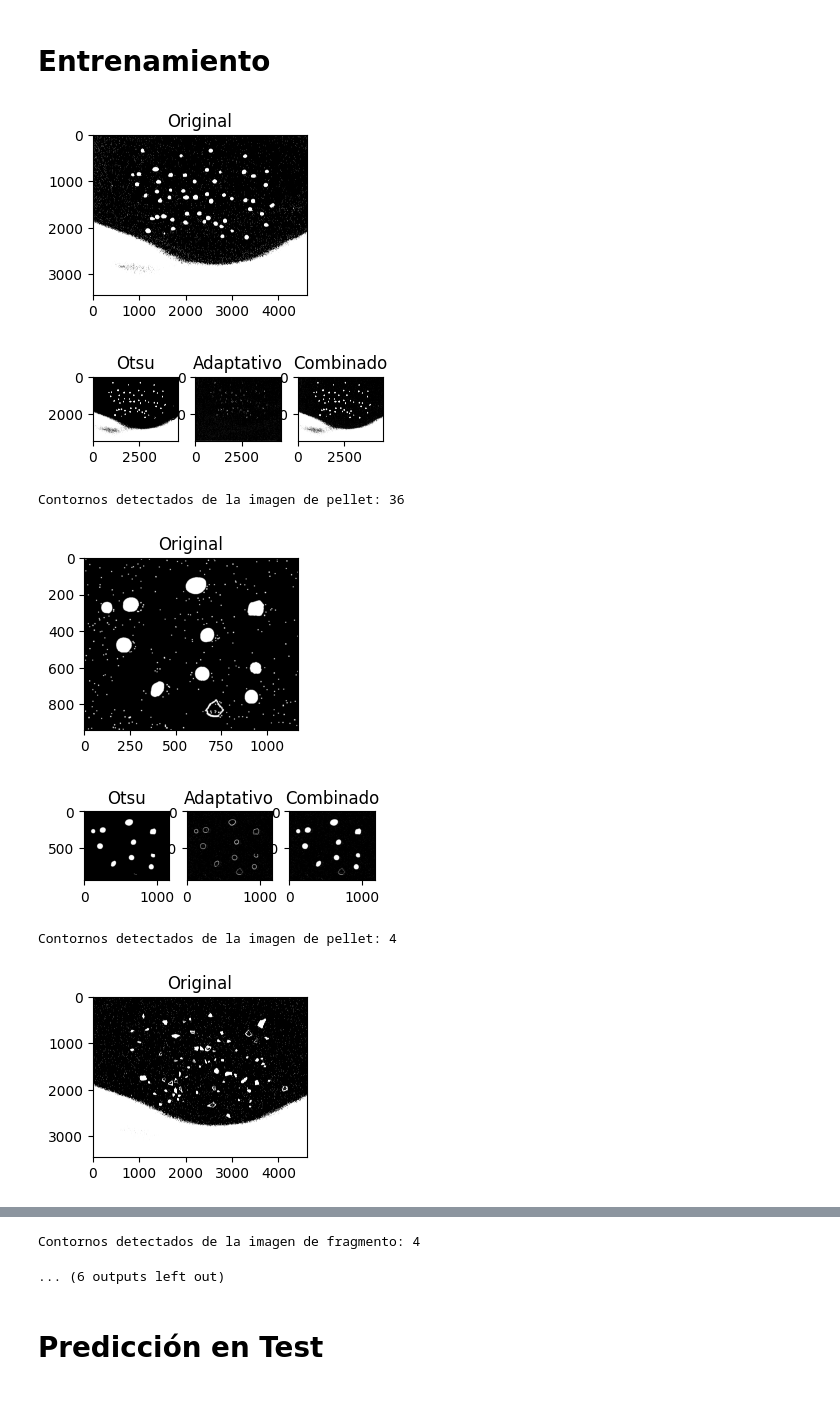
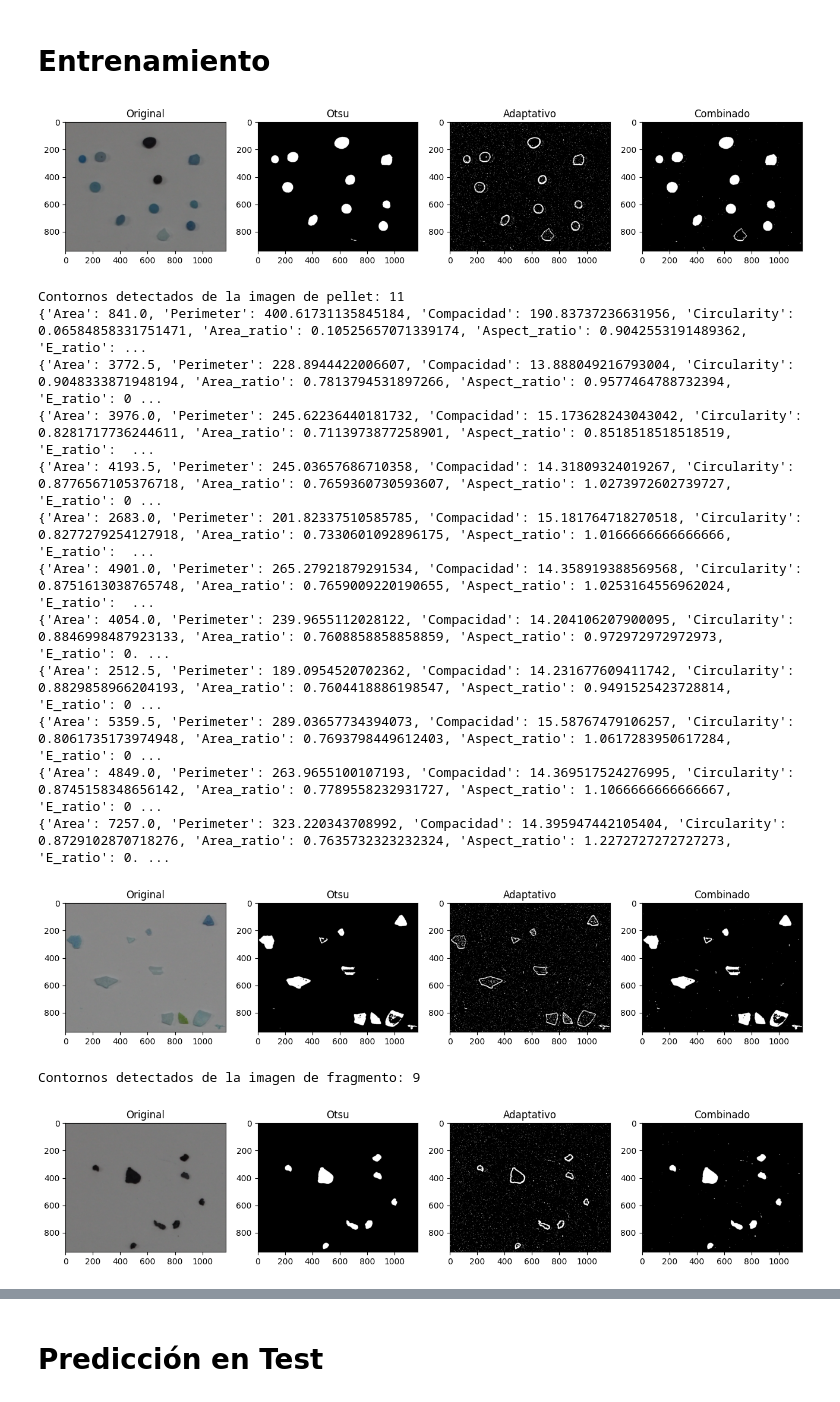
Before and after one commit to Javier-Castilla/VC-P3, a Jupyter notebook: Practica3.ipynb, the cells around one changed output, grey strips where cells are left out. Drawn from its saved outputs; the diff is of its cells as text; code cells hidden in the pictures.

```diff
--- a/Practica3.ipynb
+++ b/Practica3.ipynb
@@ -9,5 +11,5 @@ import matplotlib.pyplot as plt
 # %%
-image = cv2.imread("imgs/coins_v2.jpg", cv2.IMREAD_COLOR_RGB)
+image = cv2.imread("imgs/Monedas.jpg", cv2.IMREAD_COLOR_RGB)
 
 plt.axis('off')
 plt.imshow(image, cmap='gray')
@@ -211,19 +215,16 @@ if __name__ == '__main__':
     shadow = MoneyCounter('imgs/coins_with_shadow.jpg')
     v2 = MoneyCounter('imgs/coins_v2.jpg')
     v3 = MoneyCounter('imgs/coins_v3.jpg')
-    v4 = MoneyCounter('imgs/coins_v4.jpg')
 
     result_monedas, selected_monedas = monedas.show_detection_and_pick_coin(1)
     result_shadow, selected_shadow = shadow.show_detection_and_pick_coin(1)
     result_v2, selected_v2 = v2.show_detection_and_pick_coin(1)
     result_v3, selected_v3 = v3.show_detection_and_pick_coin(1)
-    # result_v4, selected_v4 = v4.show_detection_and_pick_coin(1)
 
     _, _, d_monedas = monedas.do_the_math(True)
     _, _, d_shadow = shadow.do_the_math(True)
     _, _, d_v2 = v2.do_the_math(True)
     _, _, d_v3 = v3.do_the_math(True)
-    # _, _, d_v4 = v4.do_the_math(True)
 
     debugs = [
         d_monedas, d_shadow, d_v2, d_v3
@@ -466,17 +490,20 @@ else:
 result = thresholds_and_image_manipulation(image_cropped)
 
 pepe = np.zeros(result.shape)
+pepe1 = np.zeros(result.shape)
 contours, _ = cv2.findContours(result,
                                    cv2.RETR_EXTERNAL,
                                    cv2.CHAIN_APPROX_SIMPLE)
 
-areas = np.array([cv2.contourArea(contour) for contour in contours])
-lower_bound = max(0, np.percentile(areas, 75))
-upper_bound = np.percentile(areas, 100)
-contours = [x for x in contours if lower_bound <= cv2.contourArea(x) <= upper_bound and cv2.contourArea(x) > 50 and cv2.contourArea(x) < 10000]
-cv2.drawContours(pepe, contours, -1, color=255, thickness=-1)
+cv2.drawContours(pepe, contours, -1, 255, -1)
+plt.imshow(pepe, cmap='gray')
+plt.show()
+
+contours = [x for x in contours if cv2.contourArea(x) > 335 and cv2.contourArea(x)]
+cv2.drawContours(pepe1, contours, -1, color=255, thickness=-1)
 
 
-plt.imshow(pepe, cmap='gray')
+plt.imshow(pepe1, cmap='gray')
 plt.show()
+print("Se han encontrado los siguientes contornos:", len(contours))
 # %% [output]
@@ -619,16 +546,22 @@ labels = {
     "alquitrán": (0,0,255)
 }
 
-training_images = {
+"""training_images = {
     "pellet": ["imgs/pellet-03-olympus-10-01-2020.JPG", "imgs/PEL.png"],
     "fragmento": ["imgs/fragment-03-olympus-10-01-2020.JPG", "imgs/FRA.png"],
     "alquitrán": ["imgs/tar-03-olympus-10-01-2020.JPG", "imgs/TAR.png"]
+}"""
+
+training_images = {
+    "pellet": ["imgs/PEL.png"],
+    "fragmento": ["imgs/FRA.png"],
+    "alquitrán": ["imgs/TAR.png"]
 }
 
 """training_images = {
-    "pellet": ["imgs/PEL.png"],
-    "fragmento": ["imgs/FRA.png"],
-    "alquitrán": ["imgs/TAR.png"]
+    "pellet": ["imgs/pellet-03-olympus-10-01-2020.JPG"],
+    "fragmento": ["imgs/fragment-03-olympus-10-01-2020.JPG"],
+    "alquitrán": ["imgs/tar-03-olympus-10-01-2020.JPG"]
 }"""
 
 
@@ -644,47 +577,56 @@ for label_name,images in training_images.items():
             raise FileNotFoundError(f"No se enontró ninguna imagen en el directorio: {label_image_path}")
 
         current_contours = extract_contours_from_image(current_training_image)
-        areas = np.array([cv2.contourArea(contour) for contour in current_contours])
-        lower_bound = max(0, np.percentile(areas, 75))
-        upper_bound = np.percentile(areas, 100)
-        current_contours = [x for x in current_contours if lower_bound <= cv2.contourArea(x) <= upper_bound and cv2.contourArea(x) > 100 and cv2.contourArea(x) < 10000]
+        current_contours = [x for x in current_contours if cv2.contourArea(x) > 325 and cv2.contourArea(x) < 10000]
         print(f"Contornos detectados de la imagen de {label_name}: {len(current_contours)}")
 
 
         for contour in current_contours:
             current_features = geometric_features(contour, extract_contour_region(current_training_image, contour))
 
             if feature_names is None:
                 feature_names = list(current_features.keys())
+
+            if label_image_path == 'imgs/PEL.png':
+                print(current_features)
 
             X.append(list(current_features.values()))
             Y.append(label_name)
 
 X = np.array(X)
 Y = np.array(Y)
 
 print(f"Muestras de entrenamiento: {len(X)}")
 print(f"Características: {feature_names}")
 print(f"Distribución de clases: {np.unique(Y, return_counts=True)}")
 
 
 scaler = StandardScaler() # x_scaled = (x - mean) / standard_deviation
 X_train_scaled = scaler.fit_transform(X)
 
 print("\nEntrenando Random Forest...")
 clf = RandomForestClassifier(n_estimators=100,
                             random_state=42,
                             max_depth=10,
                             min_samples_split=5,
                             min_samples_leaf=2,
                             n_jobs=1)
 clf.fit(X_train_scaled, Y)
 print("fin del entrenamiento")
 # %% [output]
-[figure, old version]
+[figure, new version]
+Contornos detectados de la imagen de pellet: 11
+{'Area': 841.0, 'Perimeter': 400.61731135845184, 'Compacidad': 190.83737236631956, 'Circularity': 0.06584858331751471, 'Area_ratio': 0.10525657071339174, 'Aspect_ratio': 0.9042553191489362, 'E_ratio': ...
+{'Area': 3772.5, 'Perimeter': 228.8944422006607, 'Compacidad': 13.888049216793004, 'Circularity': 0.9048333871948194, 'Area_ratio': 0.7813794531897266, 'Aspect_ratio': 0.9577464788732394, 'E_ratio': 0 ...
+{'Area': 3976.0, 'Perimeter': 245.62236440181732, 'Compacidad': 15.173628243043042, 'Circularity': 0.8281717736244611, 'Area_ratio': 0.7113973877258901, 'Aspect_ratio': 0.8518518518518519, 'E_ratio':  ...
+{'Area': 4193.5, 'Perimeter': 245.03657686710358, 'Compacidad': 14.31809324019267, 'Circularity': 0.8776567105376718, 'Area_ratio': 0.7659360730593607, 'Aspect_ratio': 1.0273972602739727, 'E_ratio': 0 ...
+{'Area': 2683.0, 'Perimeter': 201.82337510585785, 'Compacidad': 15.181764718270518, 'Circularity': 0.8277279254127918, 'Area_ratio': 0.7330601092896175, 'Aspect_ratio': 1.0166666666666666, 'E_ratio':  ...
+{'Area': 4901.0, 'Perimeter': 265.27921879291534, 'Compacidad': 14.358919388569568, 'Circularity': 0.8751613038765748, 'Area_ratio': 0.7659009220190655, 'Aspect_ratio': 1.0253164556962024, 'E_ratio':  ...
+{'Area': 4054.0, 'Perimeter': 239.9655112028122, 'Compacidad': 14.204106207900095, 'Circularity': 0.8846998487923133, 'Area_ratio': 0.7608858858858859, 'Aspect_ratio': 0.972972972972973, 'E_ratio': 0. ...
+{'Area': 2512.5, 'Perimeter': 189.0954520702362, 'Compacidad': 14.231677609411742, 'Circularity': 0.8829858966204193, 'Area_ratio': 0.7604418886198547, 'Aspect_ratio': 0.9491525423728814, 'E_ratio': 0 ...
+{'Area': 5359.5, 'Perimeter': 289.03657734394073, 'Compacidad': 15.58767479106257, 'Circularity': 0.8061735173974948, 'Area_ratio': 0.7693798449612403, 'Aspect_ratio': 1.0617283950617284, 'E_ratio': 0 ...
+{'Area': 4849.0, 'Perimeter': 263.9655100107193, 'Compacidad': 14.369517524276995, 'Circularity': 0.8745158348656142, 'Area_ratio': 0.7789558232931727, 'Aspect_ratio': 1.1066666666666667, 'E_ratio': 0 ...
+{'Area': 7257.0, 'Perimeter': 323.220343708992, 'Compacidad': 14.395947442105404, 'Circularity': 0.8729102870718276, 'Area_ratio': 0.7635732323232324, 'Aspect_ratio': 1.2272727272727273, 'E_ratio': 0. ...
-[figure, old version]
+[figure, new version]
-Contornos detectados de la imagen de pellet: 36
+Contornos detectados de la imagen de fragmento: 9
-[figure, old version]
+[figure, new version]
-[figure, removed]
-Contornos detectados de la imagen de pellet: 4
-[figure, removed]
@@ -695,4 +640,2 @@ Contornos detectados de la imagen de fragmento: 36
-Contornos detectados de la imagen de fragmento: 4
-... (6 outputs left out)
 # %% [markdown]
 # Predicción en Test
```
Also changed, not shown: parts of 21 cells of this notebook, 1 other file.
